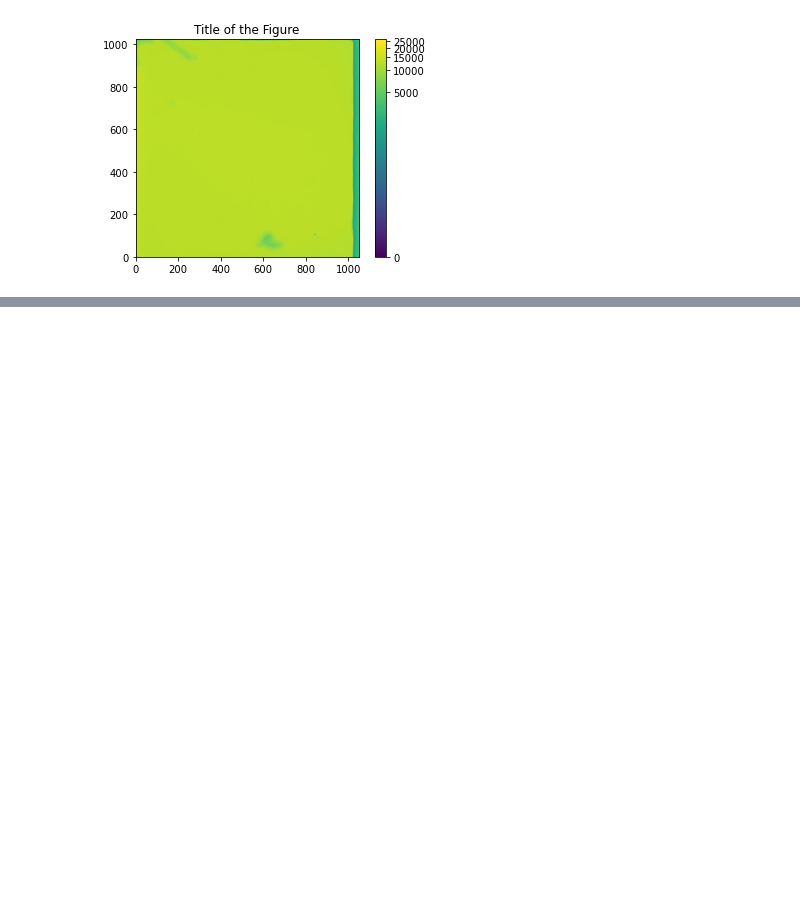
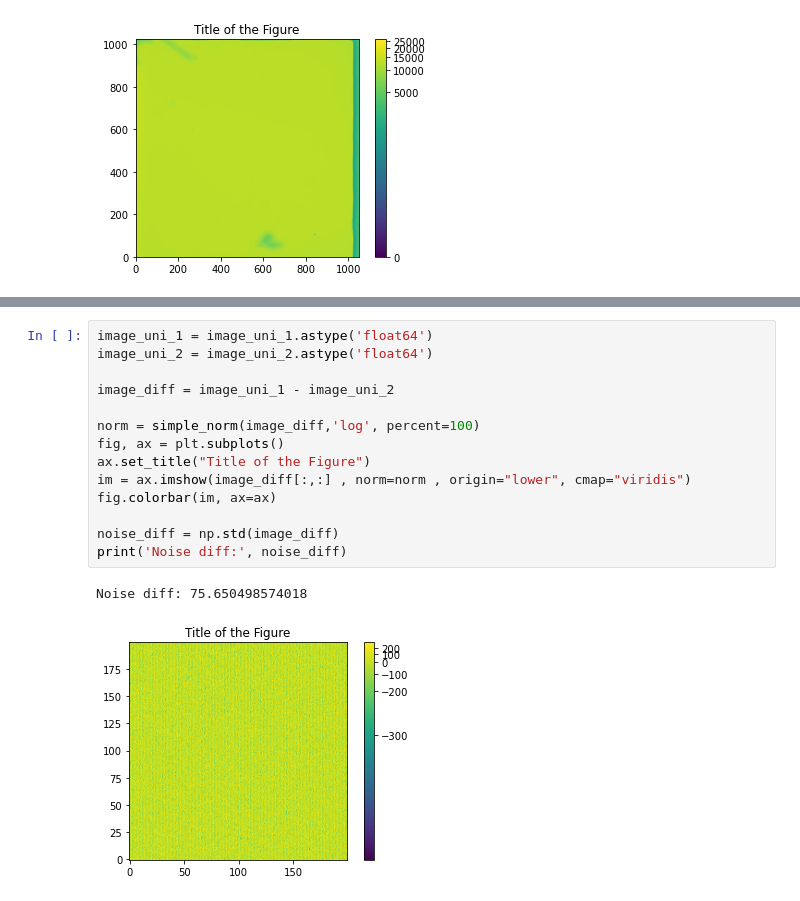
Before and after one commit to fexfl/FP, a Jupyter notebook: F30/F30 Analysis.ipynb, the cells around one changed output, grey strips where cells are left out. Drawn from its saved outputs; the diff is of its cells as text; blank space fills up the shorter version.

```diff
--- a/F30/F30 Analysis.ipynb
+++ b/F30/F30 Analysis.ipynb
@@ -360,0 +407,17 @@ fig.colorbar(im, ax=ax)
+# %%
+image_uni_1 = image_uni_1.astype('float64')
+image_uni_2 = image_uni_2.astype('float64')
+
+image_diff = image_uni_1 - image_uni_2
+
+norm = simple_norm(image_diff,'log', percent=100)
+fig, ax = plt.subplots()
+ax.set_title("Title of the Figure")
+im = ax.imshow(image_diff[:,:] , norm=norm , origin="lower", cmap="viridis")
+fig.colorbar(im, ax=ax)
+
+noise_diff = np.std(image_diff)
+print('Noise diff:', noise_diff)
+# %% [output]
+Noise diff: 75.650498574018
+[figure, added]
```
Also changed, not shown: parts of 3 cells of this notebook.
